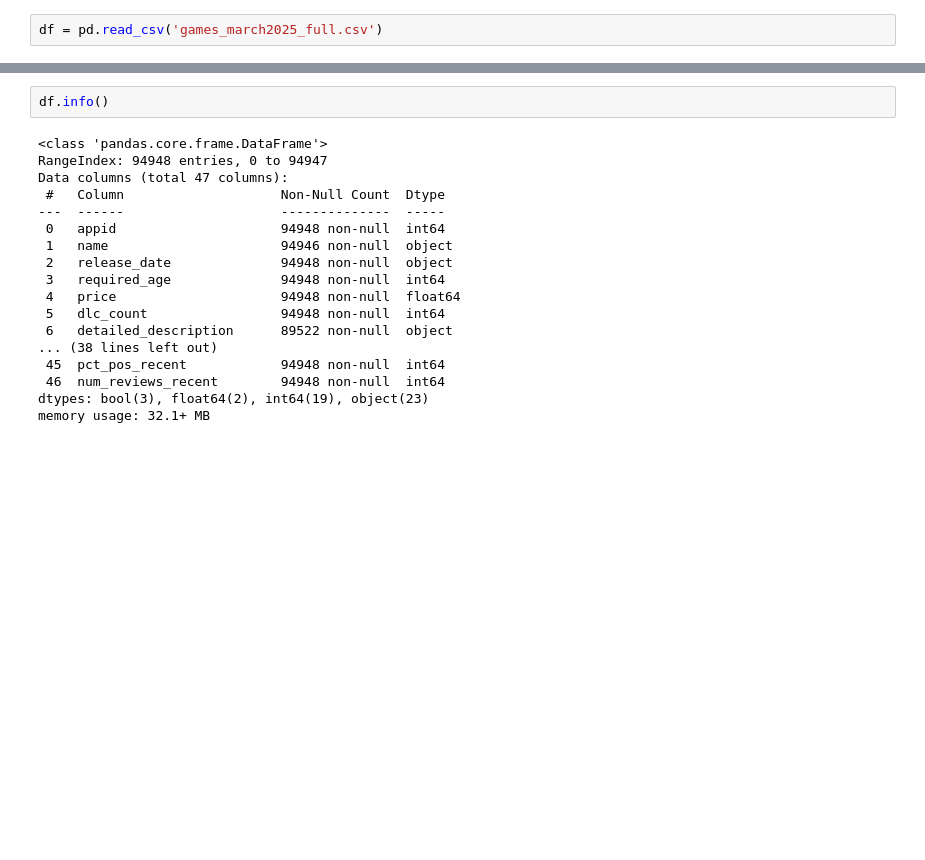
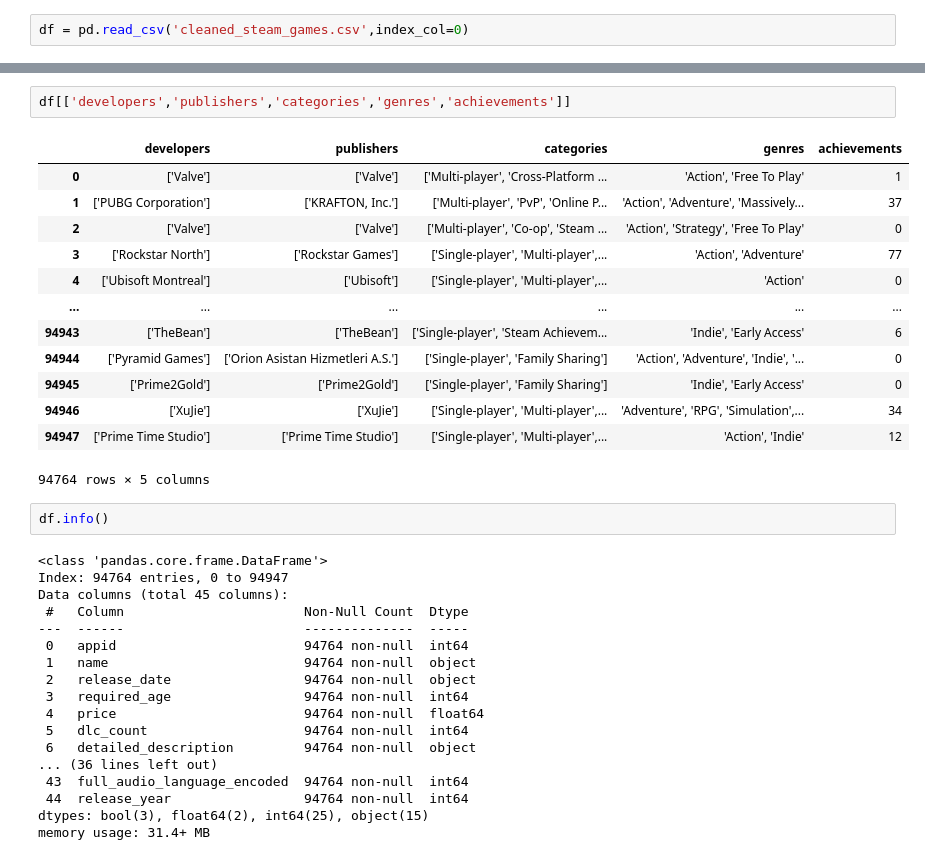
Before and after one commit to Qirun919/Steam_games_2025, a Jupyter notebook: Untitled.ipynb, the cells around one changed output, grey strips where cells are left out. Cells and saved outputs as stored; diff of their text form; blank space fills up the shorter version.

```diff
--- a/Untitled.ipynb
+++ b/Untitled.ipynb
@@ -20,2 +24,2 @@ warnings.filterwarnings('ignore')
 # %%
-df = pd.read_csv('games_march2025_full.csv')
+df = pd.read_csv('cleaned_steam_games.csv',index_col=0)
@@ -22,23 +36,39 @@ df = pd.read_csv('games_march2025_full.csv')
+# %%
+df[['developers','publishers','categories','genres','achievements']]
+# %% [output]
+|  | developers | publishers | categories | genres | achievements |
+| 0 | ['Valve'] | ['Valve'] | ['Multi-player', 'Cross-Platform ... | 'Action', 'Free To Play' | 1 |
+| 1 | ['PUBG Corporation'] | ['KRAFTON, Inc.'] | ['Multi-player', 'PvP', 'Online P... | 'Action', 'Adventure', 'Massively... | 37 |
+| 2 | ['Valve'] | ['Valve'] | ['Multi-player', 'Co-op', 'Steam ... | 'Action', 'Strategy', 'Free To Play' | 0 |
+| 3 | ['Rockstar North'] | ['Rockstar Games'] | ['Single-player', 'Multi-player',... | 'Action', 'Adventure' | 77 |
+| 4 | ['Ubisoft Montreal'] | ['Ubisoft'] | ['Single-player', 'Multi-player',... | 'Action' | 0 |
+| ... | ... | ... | ... | ... | ... |
+| 94943 | ['TheBean'] | ['TheBean'] | ['Single-player', 'Steam Achievem... | 'Indie', 'Early Access' | 6 |
+| 94944 | ['Pyramid Games'] | ['Orion Asistan Hizmetleri A.S.'] | ['Single-player', 'Family Sharing'] | 'Action', 'Adventure', 'Indie', '... | 0 |
+| 94945 | ['Prime2Gold'] | ['Prime2Gold'] | ['Single-player', 'Family Sharing'] | 'Indie', 'Early Access' | 0 |
+| 94946 | ['XuJie'] | ['XuJie'] | ['Single-player', 'Multi-player',... | 'Adventure', 'RPG', 'Simulation',... | 34 |
+| 94947 | ['Prime Time Studio'] | ['Prime Time Studio'] | ['Single-player', 'Multi-player',... | 'Action', 'Indie' | 12 |
+94764 rows × 5 columns
 # %%
 df.info()
 # %% [output]
 <class 'pandas.core.frame.DataFrame'>
-RangeIndex: 94948 entries, 0 to 94947
-Data columns (total 47 columns):
- #   Column                    Non-Null Count  Dtype
----  ------                    --------------  -----
- 0   appid                     94948 non-null  int64
- 1   name                      94946 non-null  object
- 2   release_date              94948 non-null  object
- 3   required_age              94948 non-null  int64
- 4   price                     94948 non-null  float64
- 5   dlc_count                 94948 non-null  int64
- 6   detailed_description      89522 non-null  object
-... (38 lines left out)
- 45  pct_pos_recent            94948 non-null  int64
- 46  num_reviews_recent        94948 non-null  int64
-dtypes: bool(3), float64(2), int64(19), object(23)
-memory usage: 32.1+ MB
+Index: 94764 entries, 0 to 94947
+Data columns (total 45 columns):
+ #   Column                       Non-Null Count  Dtype
+---  ------                       --------------  -----
+ 0   appid                        94764 non-null  int64
+ 1   name                         94764 non-null  object
+ 2   release_date                 94764 non-null  object
+ 3   required_age                 94764 non-null  int64
+ 4   price                        94764 non-null  float64
+ 5   dlc_count                    94764 non-null  int64
+ 6   detailed_description         94764 non-null  object
+... (36 lines left out)
+ 43  full_audio_language_encoded  94764 non-null  int64
+ 44  release_year                 94764 non-null  int64
+dtypes: bool(3), float64(2), int64(25), object(15)
+memory usage: 31.4+ MB
 # %%
 df.isnull().sum()
 # %% [output]
```
Also changed, not shown: parts of 34 cells of this notebook, 4 other files.
